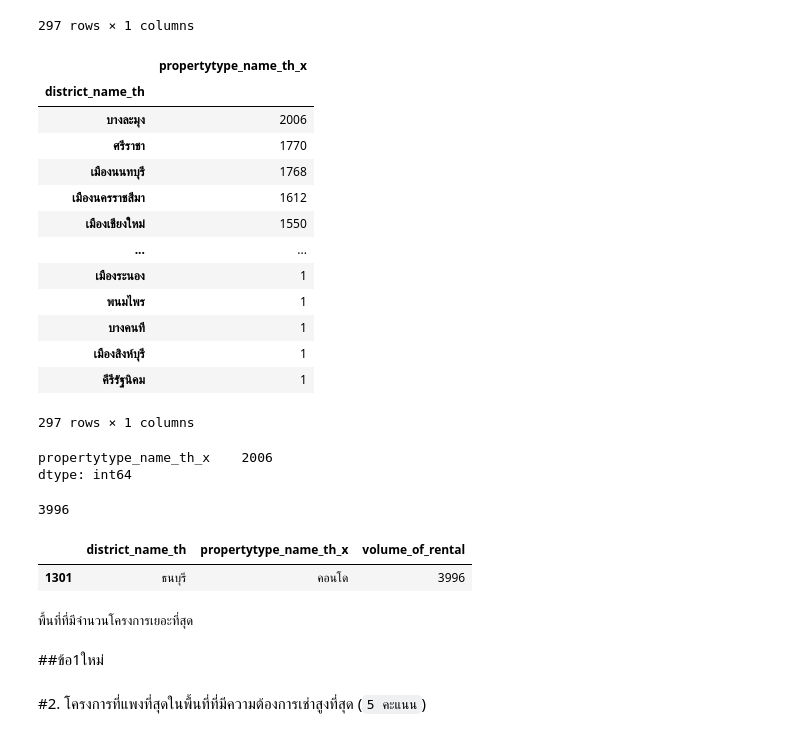
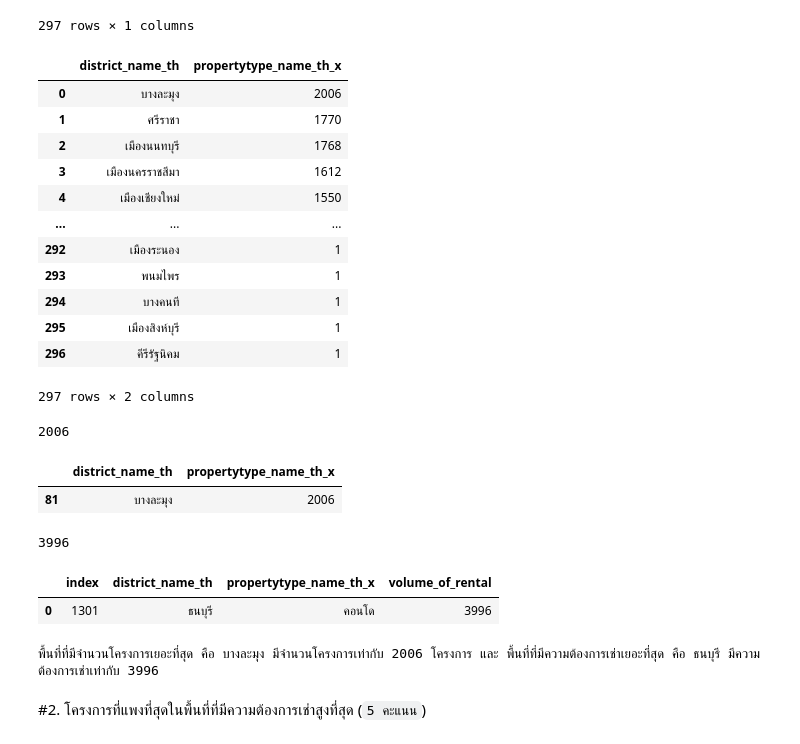
Before and after one commit to Praewphat/BasicProg_DataViz65, a Jupyter notebook: midterm65.ipynb, the cells around one changed output. Cells and saved outputs as stored; diff of their text form; code cells hidden in the pictures.

````diff
--- a/midterm65.ipynb
+++ b/midterm65.ipynb
@@ -268,42 +268,44 @@ dp
 | ไทรน้อย | 206 |
 297 rows × 1 columns
 # %%
-dp.sort_values(by='propertytype_name_th_x',ascending=False)
+dp1 = dp.sort_values(by='propertytype_name_th_x',ascending=False).reset_index()
 # %% [output]
-|  | propertytype_name_th_x |
-| district_name_th |  |
-| บางละมุง | 2006 |
-| ศรีราชา | 1770 |
-| เมืองนนทบุรี | 1768 |
-| เมืองนครราชสีมา | 1612 |
-| เมืองเชียงใหม่ | 1550 |
-| ... | ... |
-| เมืองระนอง | 1 |
-| พนมไพร | 1 |
-| บางคนที | 1 |
-| เมืองสิงห์บุรี | 1 |
-| คีรีรัฐนิคม | 1 |
+|  | district_name_th | propertytype_name_th_x |
+| 0 | บางละมุง | 2006 |
+| 1 | ศรีราชา | 1770 |
+| 2 | เมืองนนทบุรี | 1768 |
+| 3 | เมืองนครราชสีมา | 1612 |
+| 4 | เมืองเชียงใหม่ | 1550 |
+| ... | ... | ... |
+| 292 | เมืองระนอง | 1 |
+| 293 | พนมไพร | 1 |
+| 294 | บางคนที | 1 |
+| 295 | เมืองสิงห์บุรี | 1 |
+| 296 | คีรีรัฐนิคม | 1 |
-297 rows × 1 columns
+297 rows × 2 columns
-# %%
-dp.max()
-# %% [output]
-propertytype_name_th_x    2006
-dtype: int64
+# %%
+dp1['propertytype_name_th_x'].max()
+# %% [output]
+2006
+# %%
+dp1[dp1['propertytype_name_th_x']==2006][['district_name_th','propertytype_name_th_x']]
+# %% [output]
+|  | district_name_th | propertytype_name_th_x |
+| 81 | บางละมุง | 2006 |
 # %%
 unit_rent_project['volume_of_rental'].max()
 # %% [output]
 3996
 # %%
-unit_rent_project[unit_rent_project['volume_of_rental']==3996][['district_name_th','propertytype_name_th_x','volume_of_rental']]
+l1 = unit_rent_project[unit_rent_project['volume_of_rental']==3996][['district_name_th','propertytype_name_th_x','volume_of_rental']].reset_index()
+l1
 # %% [output]
-|  | district_name_th | propertytype_name_th_x | volume_of_rental |
-| 1301 | ธนบุรี | คอนโด | 3996 |
+|  | index | district_name_th | propertytype_name_th_x | volume_of_rental |
+| 0 | 1301 | ธนบุรี | คอนโด | 3996 |
-# %%
-print(f 'พื้นที่ที่มีจำนวนโครงการเยอะที่สุด คือ {} ')
-# %% [output]
-พื้นที่ที่มีจำนวนโครงการเยอะที่สุด
-# %% [markdown]
-##ข้อ1ใหม่
+# %%
+print(f'พื้นที่ที่มีจำนวนโครงการเยอะที่สุด คือ { dp1.iloc[81,0]} มีจำนวนโครงการเท่ากับ { dp1.iloc[81,1]} โครงการ และ พื้นที่ที่มีความต้องการเช่าเยอะที่สุด คือ {l1.iloc[0,1]} มีความต้องการเช่าเท่ากับ {l1.iloc[0,3]} ')
+# %% [output]
+พื้นที่ที่มีจำนวนโครงการเยอะที่สุด คือ บางละมุง มีจำนวนโครงการเท่ากับ 2006 โครงการ และ พื้นที่ที่มีความต้องการเช่าเยอะที่สุด คือ ธนบุรี มีความต้องการเช่าเท่ากับ 3996
 # %% [markdown]
 #2. โครงการที่แพงที่สุดในพื้นที่ที่มีความต้องการเช่าสูงที่สุด (```5 คะแนน```)
 # %% [markdown]
````
